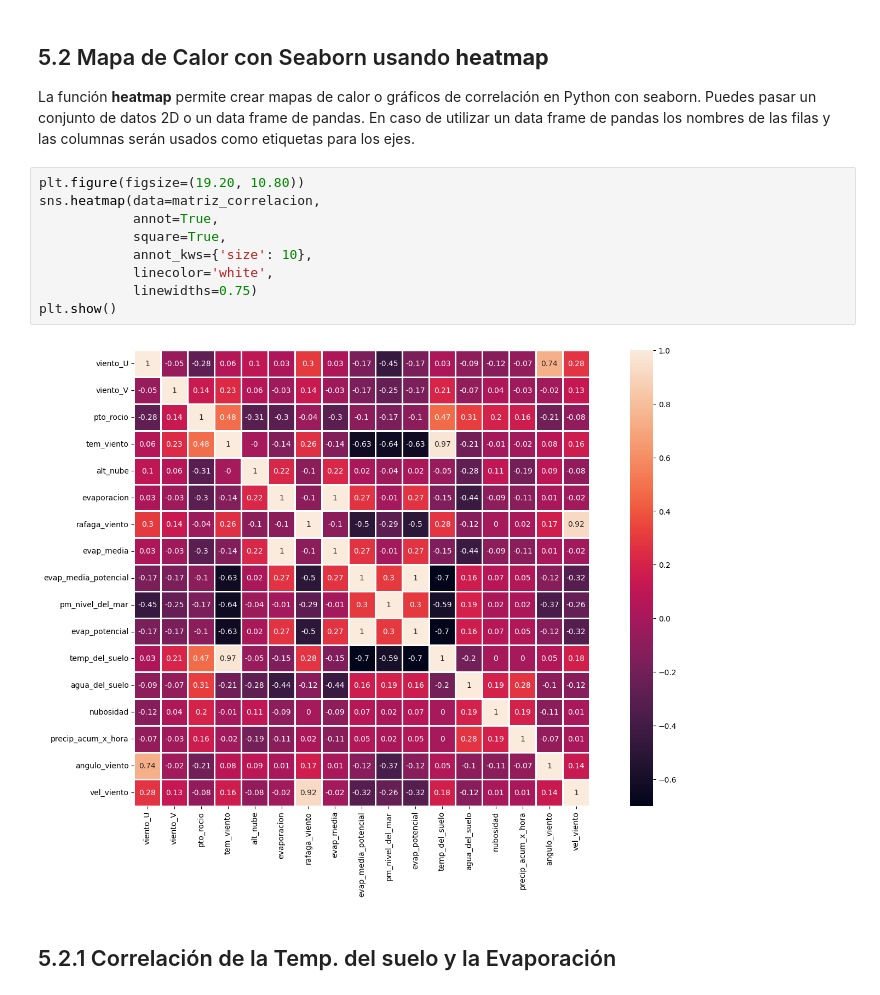
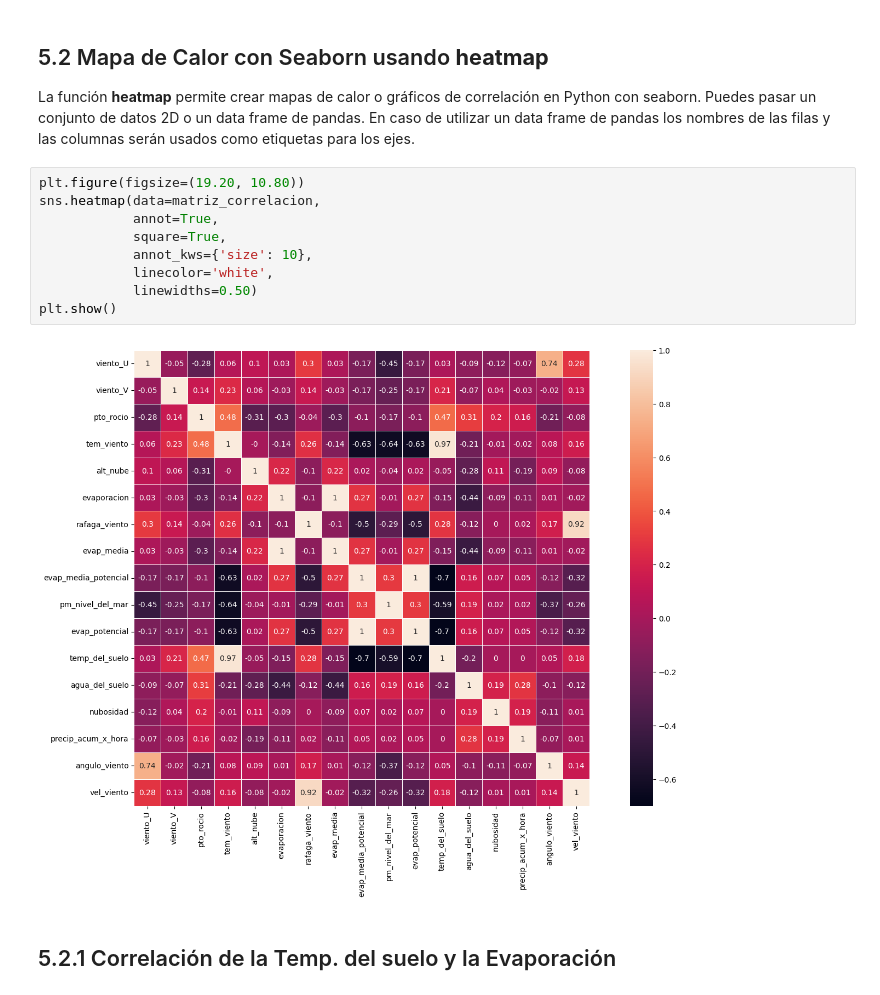
Before and after one commit to JoseTorresMX/JuarezHistoricalForecast, a Jupyter notebook: notebooks/EDA/Etapa 3 - Visulizacion de los Datos.ipynb, the cells around one changed output. Saved outputs shown, nothing was run; the diff lists cells and outputs as text.

```diff
--- a/notebooks/EDA/Etapa 3 - Visulizacion de los Datos.ipynb
+++ b/notebooks/EDA/Etapa 3 - Visulizacion de los Datos.ipynb
@@ -81,14 +81,14 @@ La función **heatmap** permite crear mapas de calor o gráficos de correlación
 # %%
 plt.figure(figsize=(19.20, 10.80))
 sns.heatmap(data=matriz_correlacion,
             annot=True,
             square=True,
             annot_kws={'size': 10},
             linecolor='white',
-            linewidths=0.75)
+            linewidths=0.50)
 plt.show()
 # %% [output]
-[figure, old version]
+[figure, new version]
 # %% [markdown]
 ## 5.2.1 Correlación de la Temp. del suelo y la Evaporación
 # %%
```
Also changed, not shown: 1 other file.
